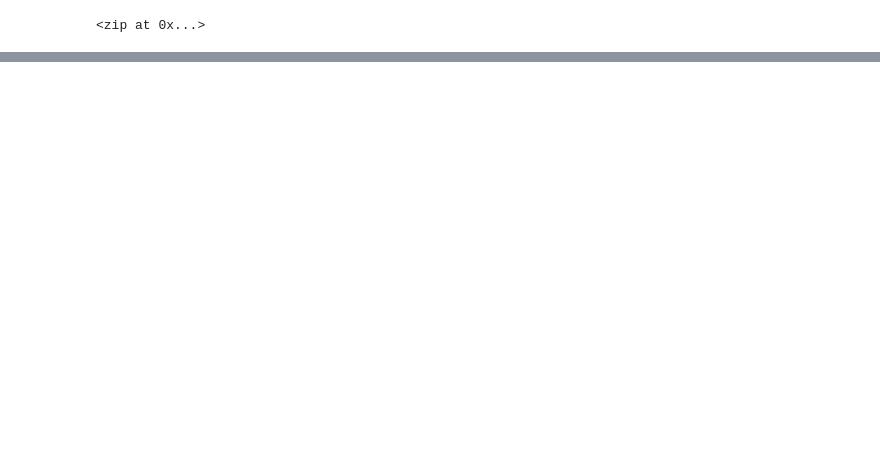
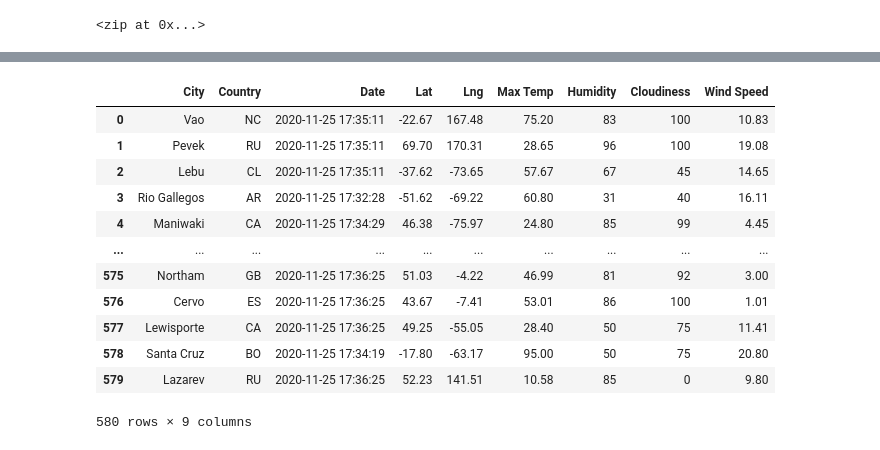
Before and after one commit to ChrisBarton107/World_Weather_Analysis, a Jupyter notebook: WeatherPy.ipynb, the cells around one changed output, grey strips where cells are left out. Drawn from its saved outputs; the diff is of its cells as text; code cells hidden in the pictures; blank space fills up the shorter version.

```diff
--- a/WeatherPy.ipynb
+++ b/WeatherPy.ipynb
@@ -50,0 +54,14 @@ len(cities)
+# %%
+# Starting URL for Weather Map API Call.
+url = "http://api.openweathermap.org/data/2.5/weather?units=Imperial&APPID=" + weather_api_key
+# %%
+#6.2.6
+# Create an empty list to hold the weather data.
+city_data = []
+# Print the beginning of the logging.
+print("Beginning Data Retrieval     ")
+print("-----------------------------")
+
+# Create counters.
+record_count = 1
+set_count = 1
@@ -50,0 +71,10 @@ len(cities)
+# %%
+# Loop through all the cities in our list.
+for i in range(len(cities)):
+
+    # Group cities in sets of 50 for logging purposes.
+    if (i % 50 == 0 and i >= 50):
+        set_count += 1
+        record_count = 1
+    # Create endpoint URL with each city.
+    city_url = url + "&q=" + cities[i]
@@ -50,0 +152,4 @@ len(cities)
+# %%
+# Convert the array of dictionaries to a Pandas DataFrame.
+city_data_df = pd.DataFrame(city_data)
+city_data_df.head(10)
@@ -50,0 +168,18 @@ len(cities)
+# %%
+city_data_reordered = ['City', 'Country', 'Date', 'Lat', 'Lng', 'Max Temp', 'Humidity', 'Cloudiness', 'Wind Speed']
+city_data_df = city_data_df[city_data_reordered]
+city_data_df
+# %% [output]
+|  | City | Country | Date | Lat | Lng | Max Temp | Humidity | Cloudiness | Wind Speed |
+| 0 | Vao | NC | 2020-11-25 17:35:11 | -22.67 | 167.48 | 75.20 | 83 | 100 | 10.83 |
+| 1 | Pevek | RU | 2020-11-25 17:35:11 | 69.70 | 170.31 | 28.65 | 96 | 100 | 19.08 |
+| 2 | Lebu | CL | 2020-11-25 17:35:11 | -37.62 | -73.65 | 57.67 | 67 | 45 | 14.65 |
+| 3 | Rio Gallegos | AR | 2020-11-25 17:32:28 | -51.62 | -69.22 | 60.80 | 31 | 40 | 16.11 |
+| 4 | Maniwaki | CA | 2020-11-25 17:34:29 | 46.38 | -75.97 | 24.80 | 85 | 99 | 4.45 |
+| ... | ... | ... | ... | ... | ... | ... | ... | ... | ... |
+| 575 | Northam | GB | 2020-11-25 17:36:25 | 51.03 | -4.22 | 46.99 | 81 | 92 | 3.00 |
+| 576 | Cervo | ES | 2020-11-25 17:36:25 | 43.67 | -7.41 | 53.01 | 86 | 100 | 1.01 |
+| 577 | Lewisporte | CA | 2020-11-25 17:36:25 | 49.25 | -55.05 | 28.40 | 50 | 75 | 11.41 |
+| 578 | Santa Cruz | BO | 2020-11-25 17:34:19 | -17.80 | -63.17 | 95.00 | 50 | 75 | 20.80 |
+| 579 | Lazarev | RU | 2020-11-25 17:36:25 | 52.23 | 141.51 | 10.58 | 85 | 0 | 9.80 |
+580 rows × 9 columns
```
Also changed, not shown: parts of 8 cells of this notebook.
